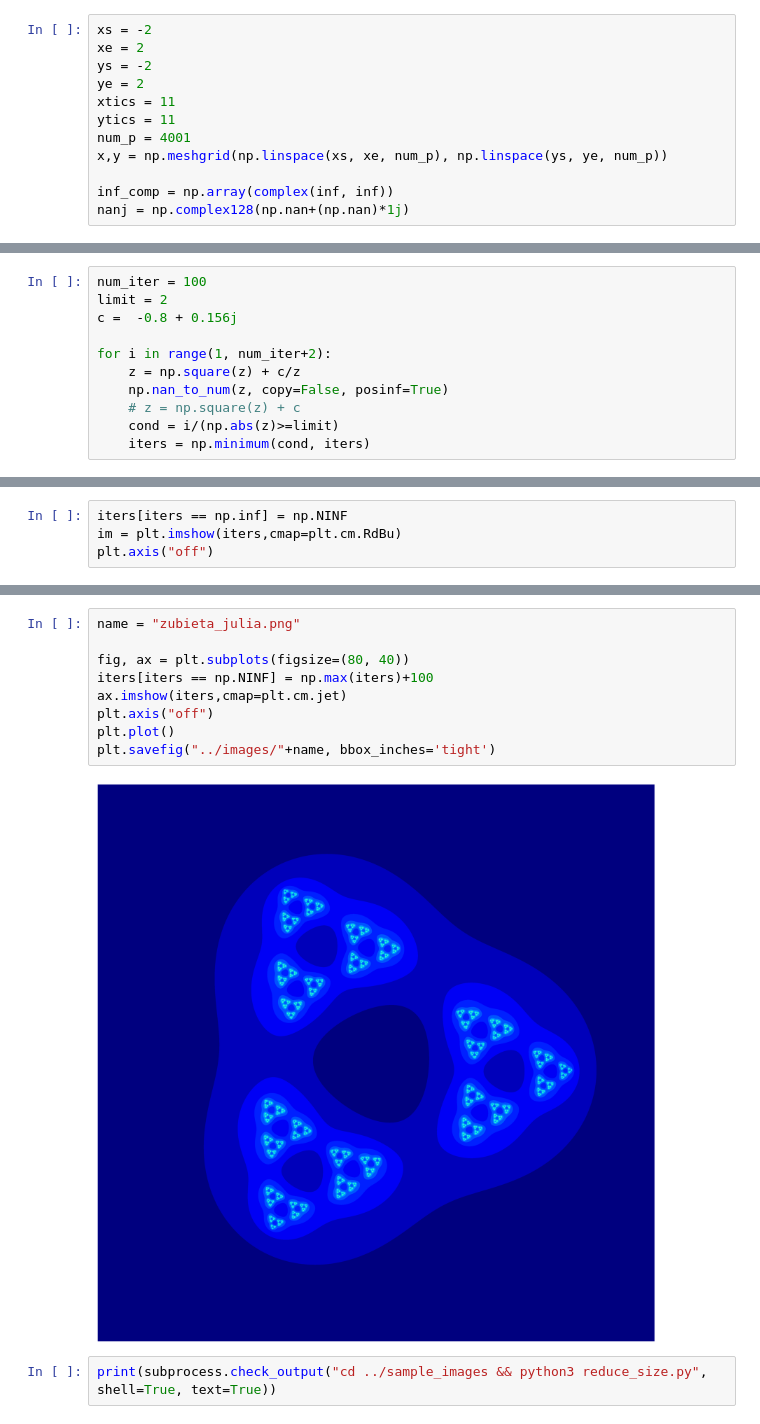
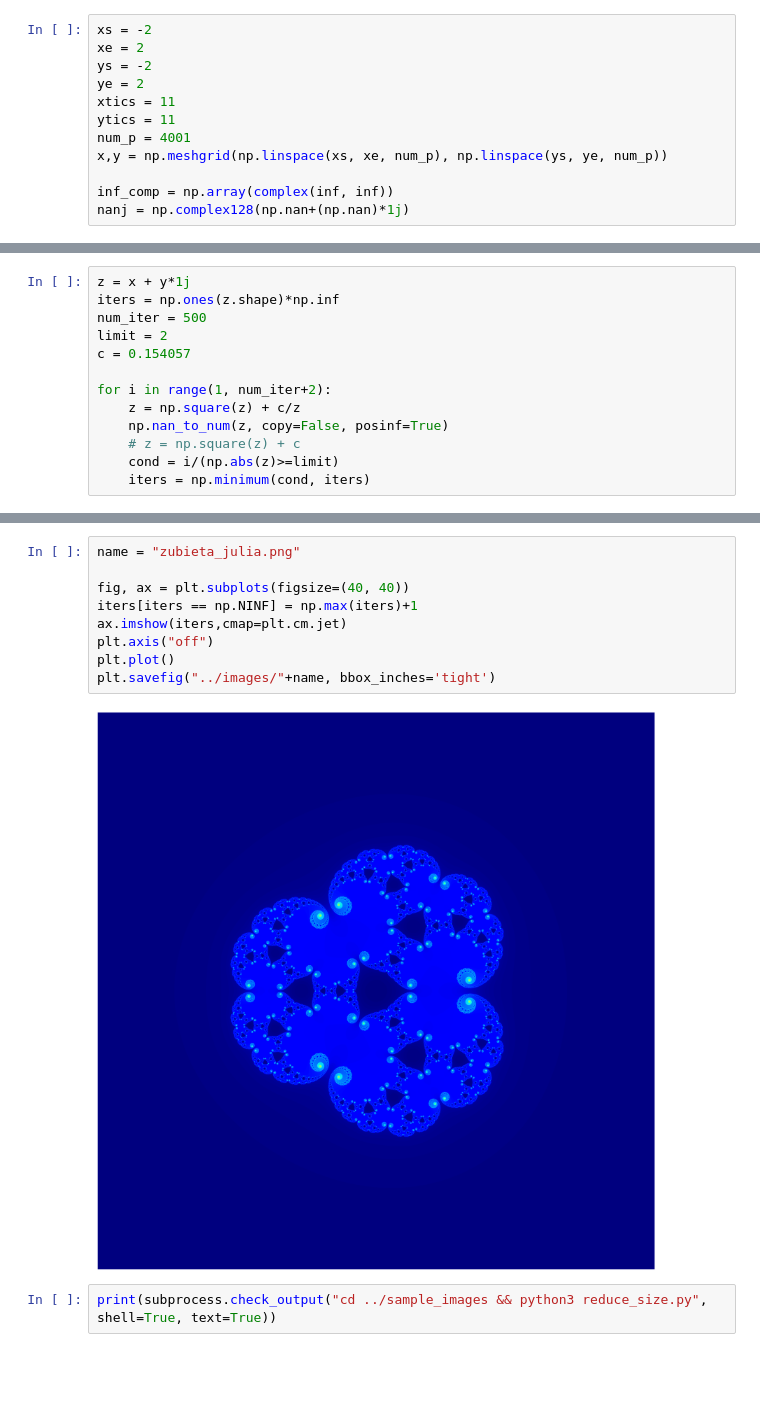
Before and after one commit to Ahmed-5/fractals, a Jupyter notebook: notebooks/zubieta_julia.ipynb, the cells around one changed output, grey strips where cells are left out. Cells and saved outputs as stored; diff of their text form; blank space fills up the shorter version.

```diff
--- a/notebooks/zubieta_julia.ipynb
+++ b/notebooks/zubieta_julia.ipynb
@@ -29,7 +20,9 @@ print(z[0][0])
 # %%
-num_iter = 100
+z = x + y*1j
+iters = np.ones(z.shape)*np.inf
+num_iter = 500
 limit = 2
-c =  -0.8 + 0.156j
+c = 0.154057
 
 for i in range(1, num_iter+2):
     z = np.square(z) + c/z
@@ -60,4 +43,0 @@ tics_y = [round(y, 2) for y in tics_y]
-# %%
-iters[iters == np.inf] = np.NINF
-im = plt.imshow(iters,cmap=plt.cm.RdBu)
-plt.axis("off")
@@ -67,14 +44,14 @@ plt.axis("off")
 # %%
 name = "zubieta_julia.png"
 
-fig, ax = plt.subplots(figsize=(80, 40))
-iters[iters == np.NINF] = np.max(iters)+100
+fig, ax = plt.subplots(figsize=(40, 40))
+iters[iters == np.NINF] = np.max(iters)+1
 ax.imshow(iters,cmap=plt.cm.jet)
 plt.axis("off")
 plt.plot()
 plt.savefig("../images/"+name, bbox_inches='tight')
 # %% [output]
-[figure, old version]
+[figure, new version]
 # %%
 print(subprocess.check_output("cd ../sample_images && python3 reduce_size.py", shell=True, text=True))
 # %% [output]
```
Also changed, not shown: parts of 5 cells of this notebook, 2 other files.
